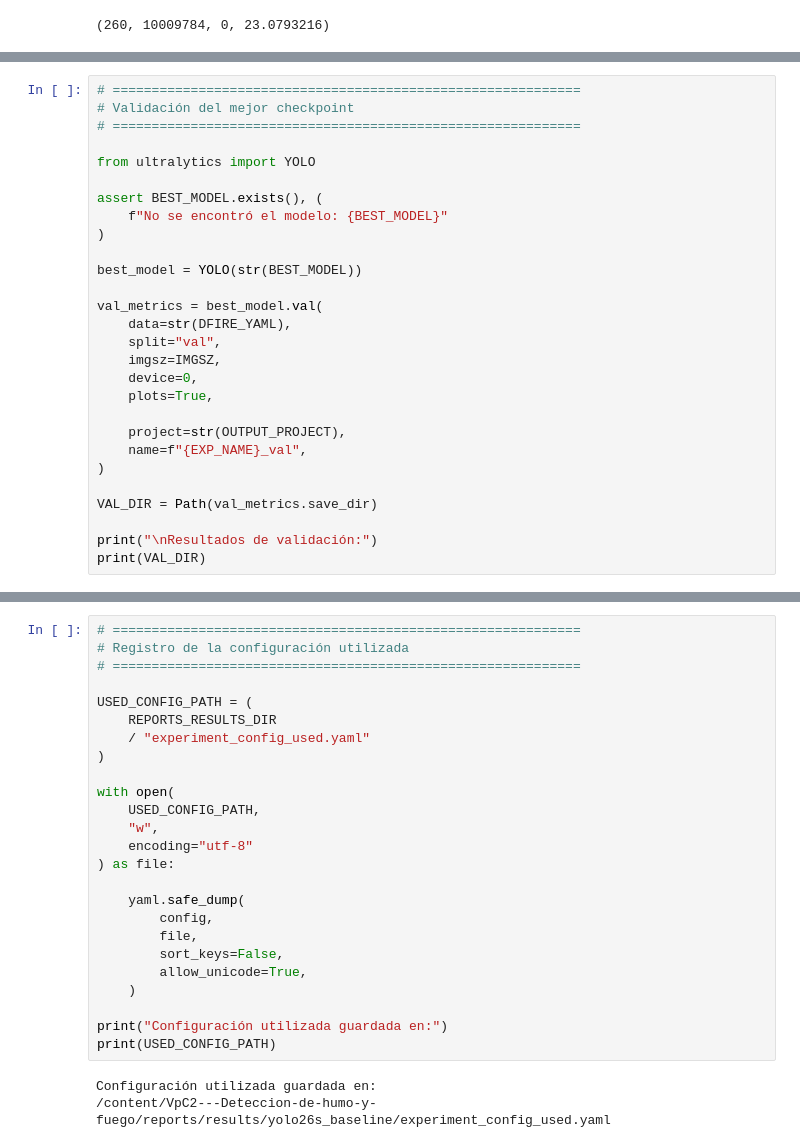
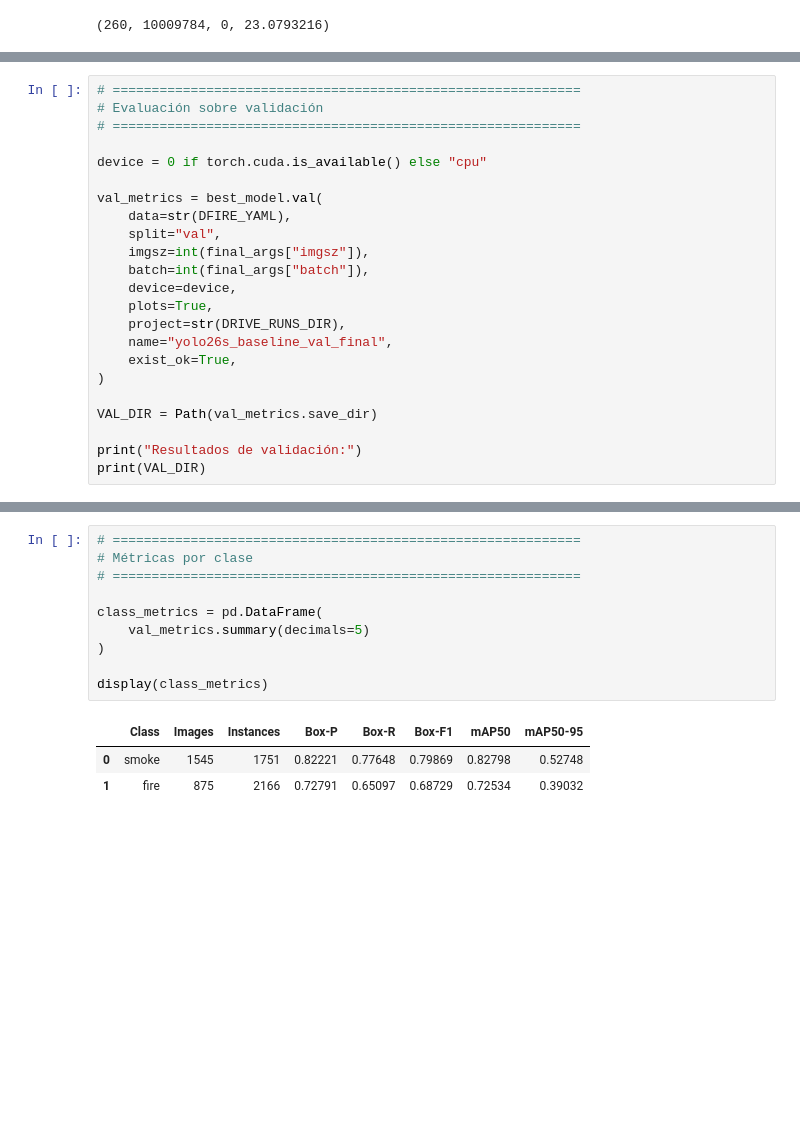
Before and after one commit to Gabriela-Sol/VpC2---Deteccion-de-humo-y-fuego, a Jupyter notebook: notebooks/06_entrenamiento_YOLO26s.ipynb, the cells around one changed output, grey strips where cells are left out. Drawn from its saved outputs; the diff is of its cells as text; blank space fills up the shorter version.

```diff
--- a/notebooks/06_entrenamiento_YOLO26s.ipynb
+++ b/notebooks/06_entrenamiento_YOLO26s.ipynb
@@ -745,29 +575,24 @@ Resumen actualizado en:
 # %%
 # ============================================================
-# Validación del mejor checkpoint
+# Evaluación sobre validación
 # ============================================================
 
-from ultralytics import YOLO
-
-assert BEST_MODEL.exists(), (
-    f"No se encontró el modelo: {BEST_MODEL}"
-)
-
-best_model = YOLO(str(BEST_MODEL))
+device = 0 if torch.cuda.is_available() else "cpu"
 
 val_metrics = best_model.val(
     data=str(DFIRE_YAML),
     split="val",
-    imgsz=IMGSZ,
-    device=0,
+    imgsz=int(final_args["imgsz"]),
+    batch=int(final_args["batch"]),
+    device=device,
     plots=True,
-
-    project=str(OUTPUT_PROJECT),
-    name=f"{EXP_NAME}_val",
+    project=str(DRIVE_RUNS_DIR),
+    name="yolo26s_baseline_val_final",
+    exist_ok=True,
 )
 
 VAL_DIR = Path(val_metrics.save_dir)
 
-print("\nResultados de validación:")
+print("Resultados de validación:")
 print(VAL_DIR)
 # %% [output]
@@ -996,28 +617,14 @@ Resumen de métricas guardado en:
-# %%
-# ============================================================
-# Registro de la configuración utilizada
-# ============================================================
-
-USED_CONFIG_PATH = (
-    REPORTS_RESULTS_DIR
-    / "experiment_config_used.yaml"
-)
-
-with open(
-    USED_CONFIG_PATH,
-    "w",
-    encoding="utf-8"
-) as file:
-
-    yaml.safe_dump(
-        config,
-        file,
-        sort_keys=False,
-        allow_unicode=True,
-    )
-
-print("Configuración utilizada guardada en:")
-print(USED_CONFIG_PATH)
-# %% [output]
-Configuración utilizada guardada en:
-/content/VpC2---Deteccion-de-humo-y-fuego/reports/results/yolo26s_baseline/experiment_config_used.yaml
+# %%
+# ============================================================
+# Métricas por clase
+# ============================================================
+
+class_metrics = pd.DataFrame(
+    val_metrics.summary(decimals=5)
+)
+
+display(class_metrics)
+# %% [output]
+|  | Class | Images | Instances | Box-P | Box-R | Box-F1 | mAP50 | mAP50-95 |
+| 0 | smoke | 1545 | 1751 | 0.82221 | 0.77648 | 0.79869 | 0.82798 | 0.52748 |
+| 1 | fire | 875 | 2166 | 0.72791 | 0.65097 | 0.68729 | 0.72534 | 0.39032 |
```
Also changed, not shown: parts of 36 cells of this notebook.
